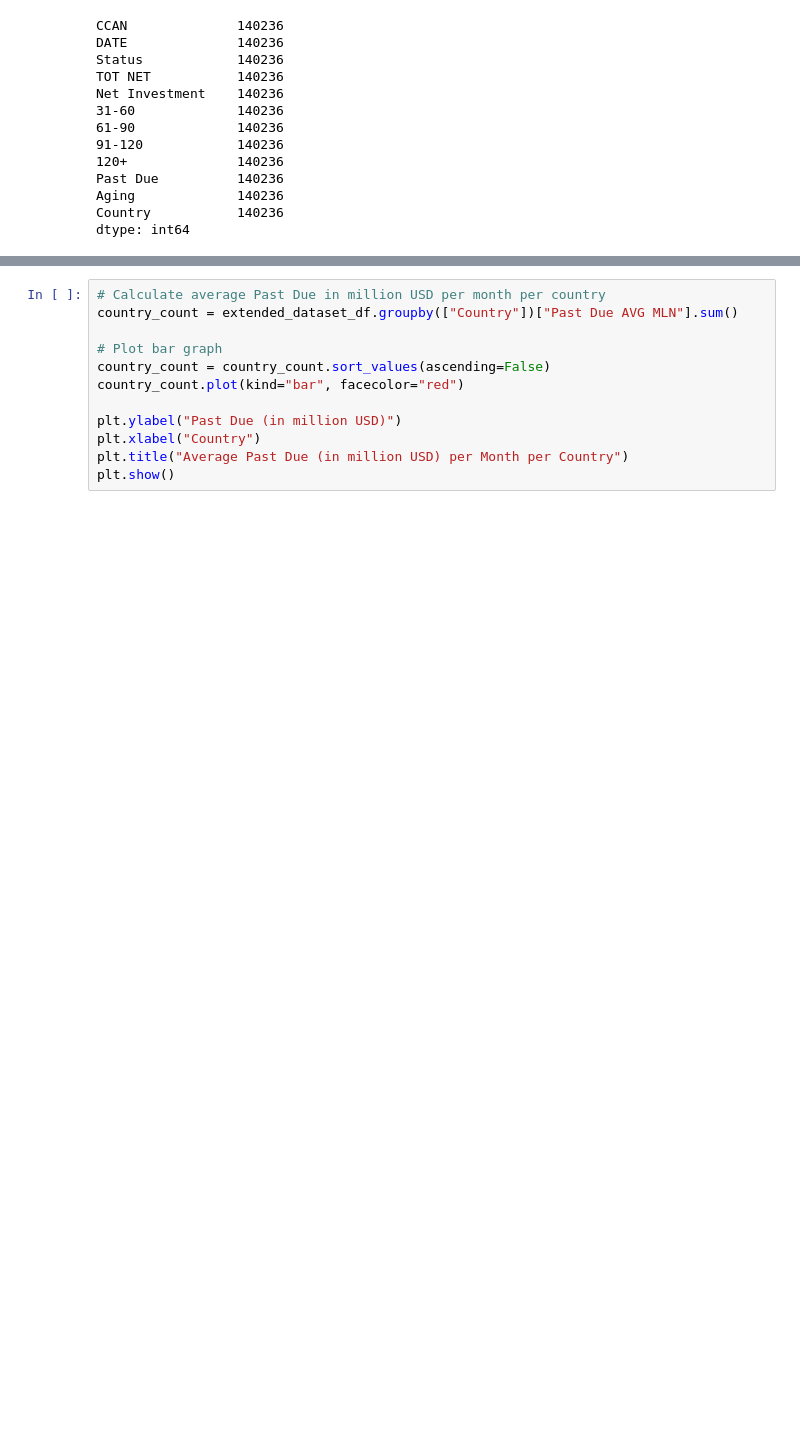
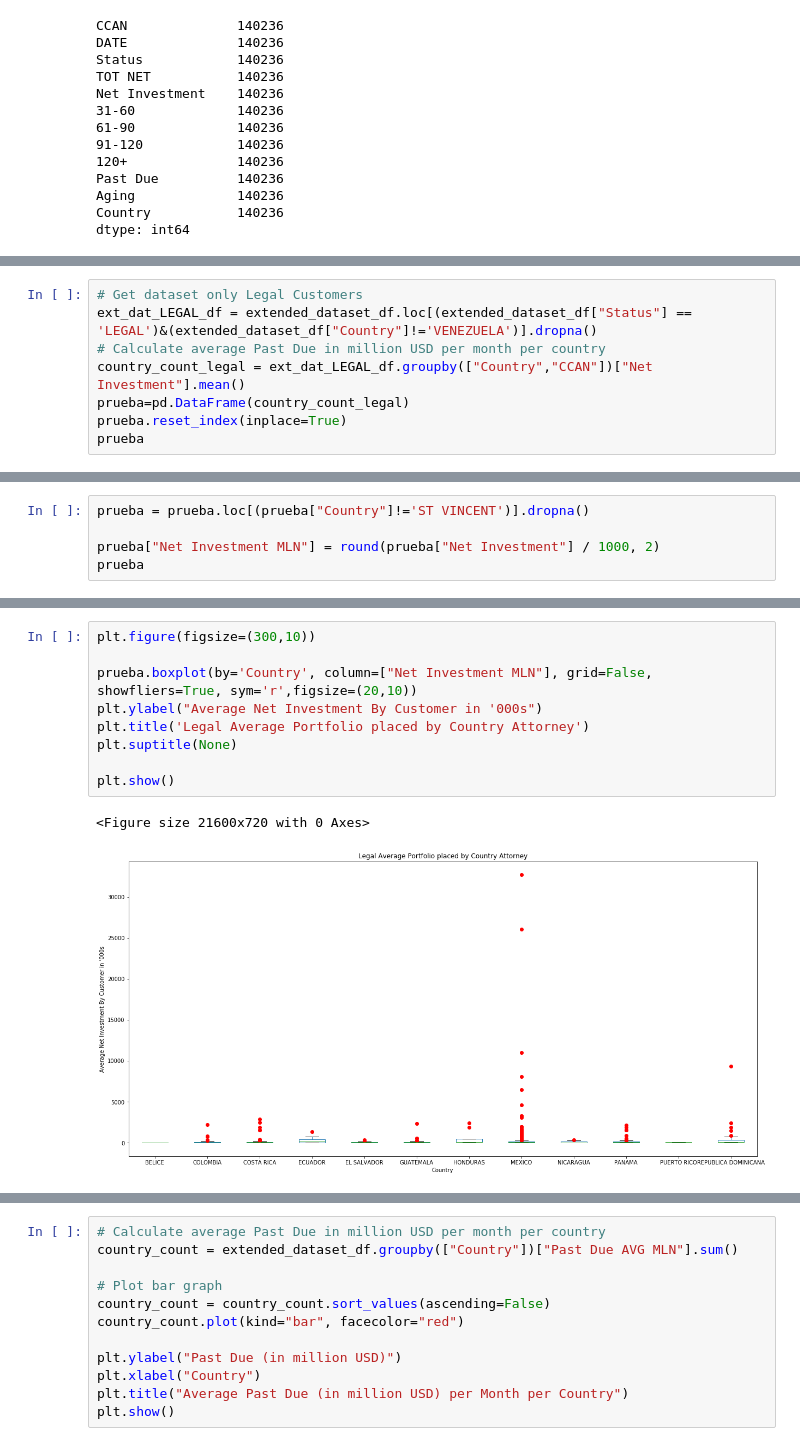
Before and after one commit to SergioGL8/P1---Digging-deep-in-past-due-patterns-, a Jupyter notebook: explore_visual.ipynb, the cells around one changed output, grey strips where cells are left out. Drawn from its saved outputs; the diff is of its cells as text; blank space fills up the shorter version.

```diff
--- a/explore_visual.ipynb
+++ b/explore_visual.ipynb
@@ -52,3 +53,11 @@ extended_dataset_df.head()
 | 2 | 309348 | 2016-01-31 | REGULAR | 1.534098e+09 | 3006305.90 | 0.00 | 356160.13 | 1678580.73 | 971565.04 | 3006305.90 | ... |
 | 3 | 320248 | 2016-01-31 | REGULAR | 1.534098e+09 | 2874745.56 | 0.00 | 1191181.78 | 1683563.78 | 0.00 | 2874745.56 | ... |
 | 4 | 308247 | 2016-01-31 | REGULAR | 1.534098e+09 | 2556572.66 | 729813.89 | 0.00 | 1826758.77 | 0.00 | 2556572.66 | ... |
+# %%
+# Get dataset only Legal Customers
+ext_dat_LEGAL_df = extended_dataset_df.loc[(extended_dataset_df["Status"] == 'LEGAL')&(extended_dataset_df["Country"]!='VENEZUELA')].dropna()
+# Calculate average Past Due in million USD per month per country
+country_count_legal = ext_dat_LEGAL_df.groupby(["Country","CCAN"])["Net Investment"].mean()
+prueba=pd.DataFrame(country_count_legal)
+prueba.reset_index(inplace=True)
+prueba
@@ -54,0 +141,5 @@ extended_dataset_df.head()
+# %%
+prueba = prueba.loc[(prueba["Country"]!='ST VINCENT')].dropna()
+
+prueba["Net Investment MLN"] = round(prueba["Net Investment"] / 1000, 2)
+prueba
@@ -54,0 +160,12 @@ extended_dataset_df.head()
+# %%
+plt.figure(figsize=(300,10))
+
+prueba.boxplot(by='Country', column=["Net Investment MLN"], grid=False, showfliers=True, sym='r',figsize=(20,10))
+plt.ylabel("Average Net Investment By Customer in '000s")
+plt.title('Legal Average Portfolio placed by Country Attorney')
+plt.suptitle(None)
+
+plt.show()
+# %% [output]
+<Figure size 21600x720 with 0 Axes>
+[figure, added]
```
Also changed, not shown: parts of 22 cells of this notebook.
